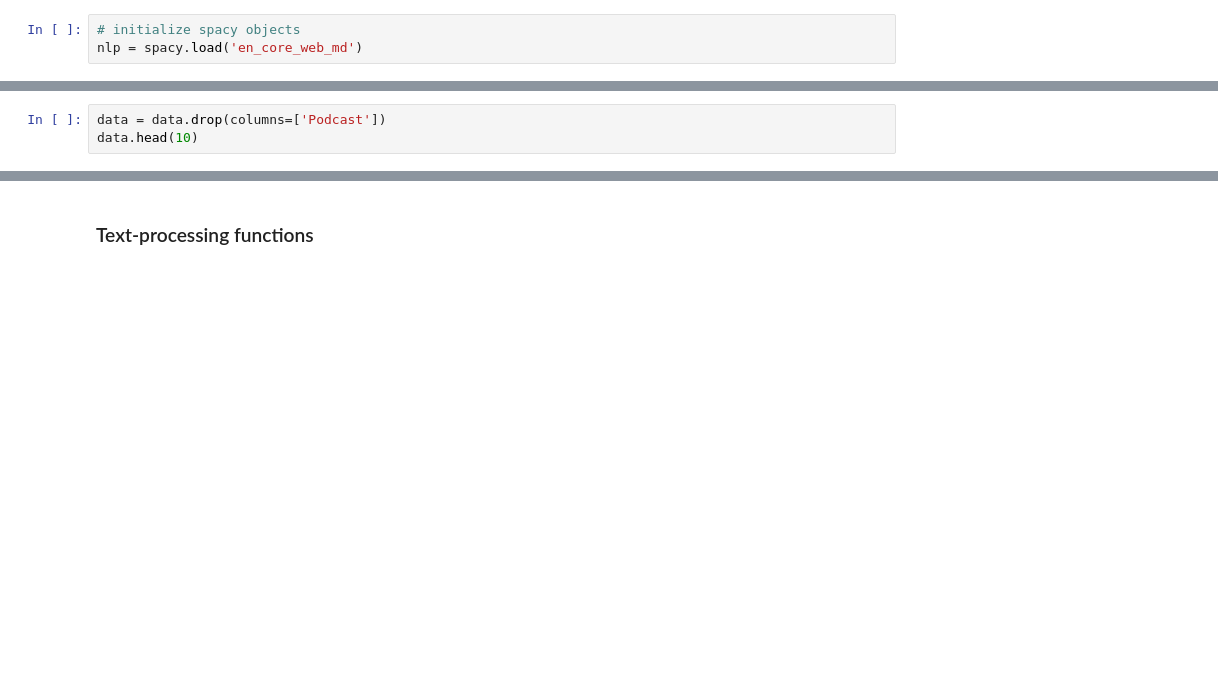
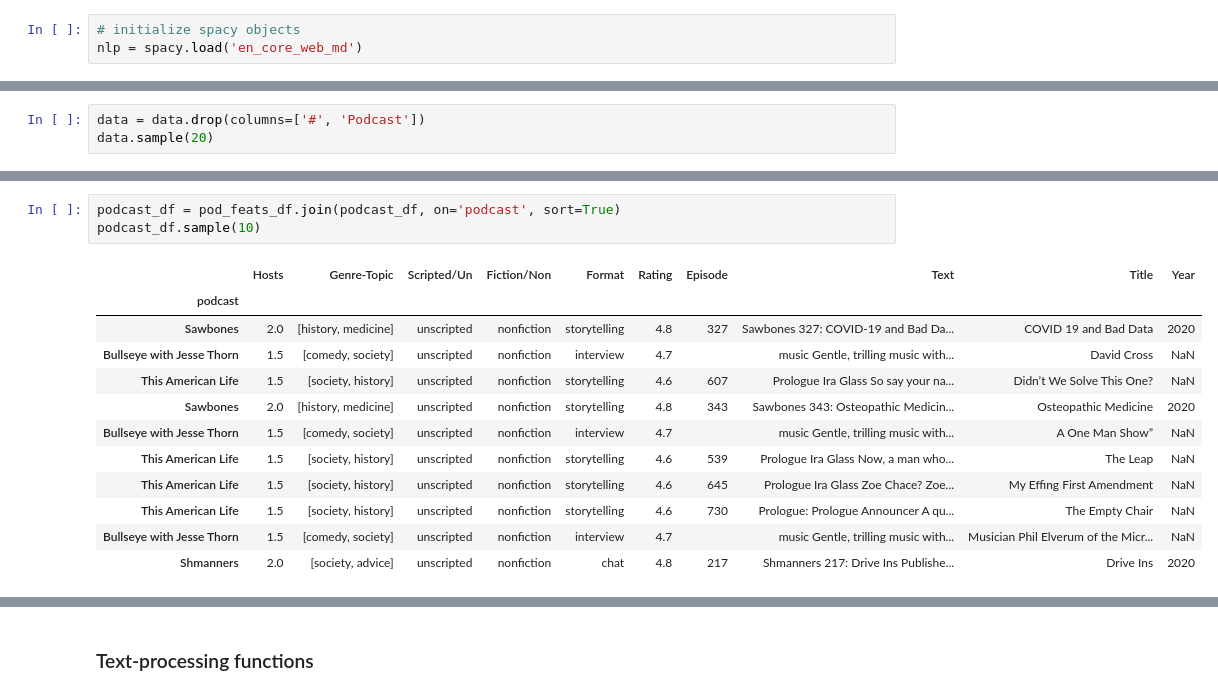
Before and after one commit to Data-Science-for-Linguists-2021/Linguistic-Styles-of-Podcasts, a Jupyter notebook: data.ipynb, the cells around one changed output, grey strips where cells are left out. Drawn from its saved outputs; the diff is of its cells as text; blank space fills up the shorter version.

```diff
--- a/data.ipynb
+++ b/data.ipynb
@@ -76,3 +105,3 @@ data = pd.concat([Nightvale_df.reset_index(drop=True),
 # %%
-data = data.drop(columns=['Podcast'])
-data.head(10)
+data = data.drop(columns=['#', 'Podcast'])
+data.sample(20)
@@ -80,0 +251,16 @@ data.Text[0][:1000]
+# %%
+podcast_df = pod_feats_df.join(podcast_df, on='podcast', sort=True)
+podcast_df.sample(10)
+# %% [output]
+|  | Hosts | Genre-Topic | Scripted/Un | Fiction/Non | Format | Rating | Episode | Text | Title | Year |
+| podcast |  |  |  |  |  |  |  |  |  |  |
+| Sawbones | 2.0 | [history, medicine] | unscripted | nonfiction | storytelling | 4.8 | 327 | Sawbones 327: COVID-19 and Bad Da... | COVID 19 and Bad Data | 2020 |
+| Bullseye with Jesse Thorn | 1.5 | [comedy, society] | unscripted | nonfiction | interview | 4.7 |  | music Gentle, trilling music with... | David Cross | NaN |
+| This American Life | 1.5 | [society, history] | unscripted | nonfiction | storytelling | 4.6 | 607 | Prologue Ira Glass So say your na... | Didn’t We Solve This One? | NaN |
+| Sawbones | 2.0 | [history, medicine] | unscripted | nonfiction | storytelling | 4.8 | 343 | Sawbones 343: Osteopathic Medicin... | Osteopathic Medicine | 2020 |
+| Bullseye with Jesse Thorn | 1.5 | [comedy, society] | unscripted | nonfiction | interview | 4.7 |  | music Gentle, trilling music with... | A One Man Show” | NaN |
+| This American Life | 1.5 | [society, history] | unscripted | nonfiction | storytelling | 4.6 | 539 | Prologue Ira Glass Now, a man who... | The Leap | NaN |
+| This American Life | 1.5 | [society, history] | unscripted | nonfiction | storytelling | 4.6 | 645 | Prologue Ira Glass Zoe Chace? Zoe... | My Effing First Amendment | NaN |
+| This American Life | 1.5 | [society, history] | unscripted | nonfiction | storytelling | 4.6 | 730 | Prologue: Prologue Announcer A qu... | The Empty Chair | NaN |
+| Bullseye with Jesse Thorn | 1.5 | [comedy, society] | unscripted | nonfiction | interview | 4.7 |  | music Gentle, trilling music with... | Musician Phil Elverum of the Micr... | NaN |
+| Shmanners | 2.0 | [society, advice] | unscripted | nonfiction | chat | 4.8 | 217 | Shmanners 217: Drive Ins Publishe... | Drive Ins | 2020 |
```
Also changed, not shown: parts of 57 cells of this notebook, 2 other files.
